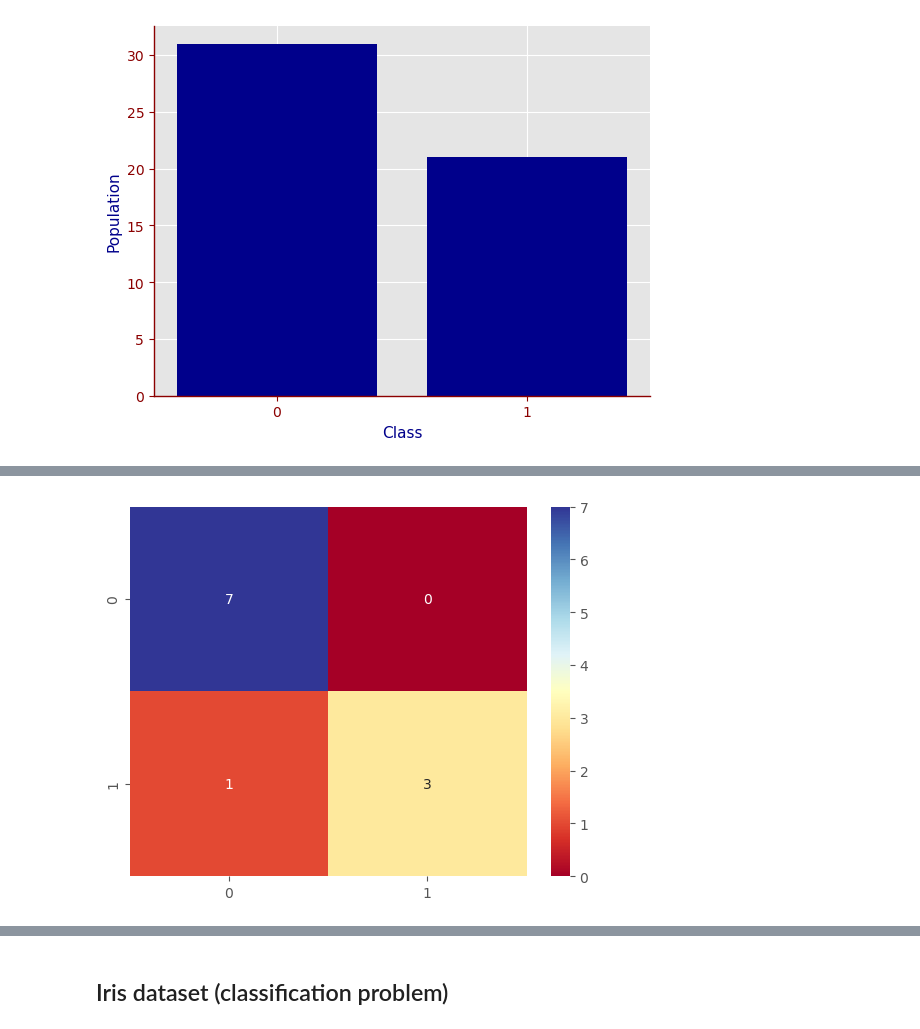
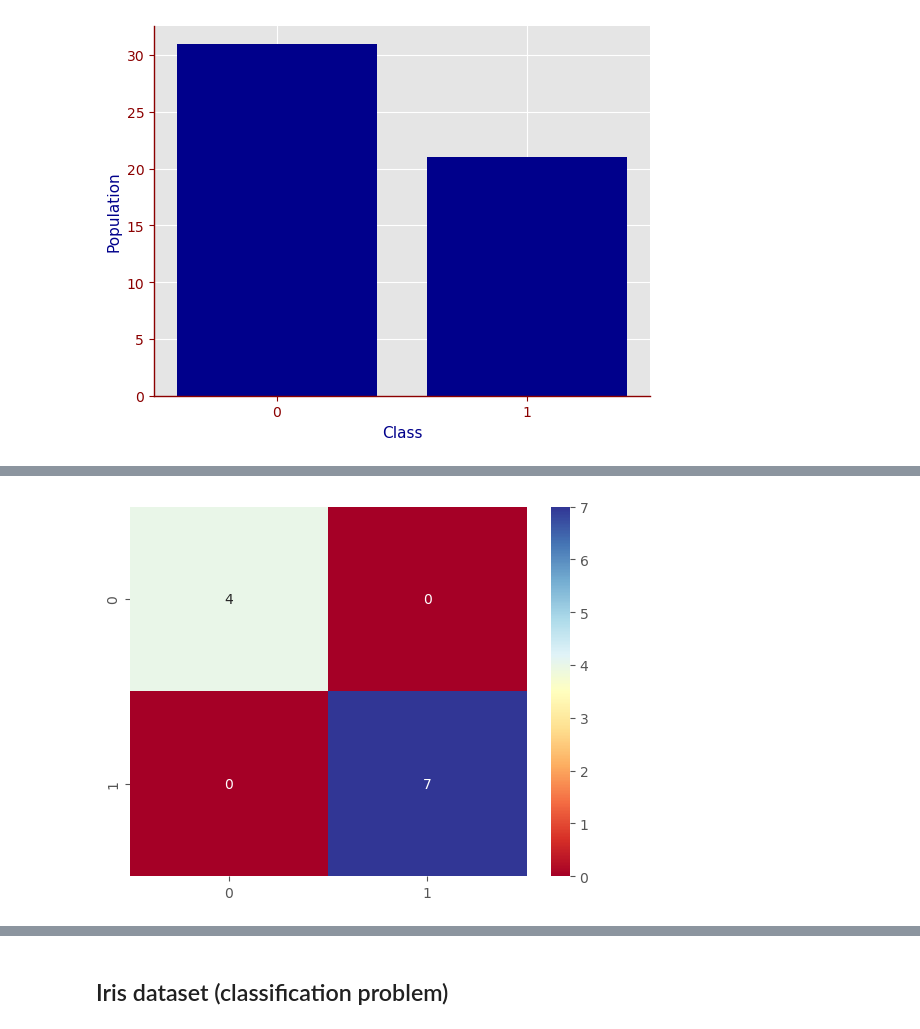
Before and after one commit to thaiduongngo/sunrise-notebooks, a Jupyter notebook: notebooks/ml_ensemble.ipynb, the cells around one changed output, grey strips where cells are left out. Drawn from its saved outputs; the diff is of its cells as text; code cells hidden in the pictures.

```diff
--- a/notebooks/ml_ensemble.ipynb
+++ b/notebooks/ml_ensemble.ipynb
@@ -43,3 +211,5 @@ dataset[:TOP_K]
 # %%
-X = np.array(dataset.drop(columns=["Defect"], axis=1))
-y = np.array(dataset["Defect"])
+X_df = dataset.drop(columns=["Defect"], axis=1)
+y_df = dataset["Defect"]
+X = np.array(X_df)
+y = np.array(y_df)
@@ -195,5 +235,4 @@ X_train, X_test, y_train, y_test = train_test_split(
     y,
     test_size=TEST_RATIO,
     random_state=N_SEED,
-    stratify=y,
 )
@@ -202,5 +243,6 @@ X_train, X_test, y_train, y_test = train_test_split(
 # %%
 model_RFC = RandomForestClassifier(
+    n_estimators=150,
     random_state=N_SEED,
     n_jobs=N_JOBS,
     verbose=VERBOSE,
@@ -212,6 +273,4 @@ model_RFC = RandomForestClassifier(
 # %%
-y_pred_RFC = model_RFC.predict(X_test)
-y_prob_RFC = model_RFC.predict_proba(X_test) * 100
 cm_RFC = metrics.confusion_matrix(y_true=y_test, y_pred=y_pred_RFC)
-sns.heatmap(cm_RFC, annot=True, cmap=COLOR_MAP, fmt=".0f");
+sns.heatmap(cm_RFC, annot=True, cmap=COLOR_MAP, fmt=".0f", vmin=0);
 # %% [output]
@@ -224,4 +277,4 @@ sns.heatmap(cm_RFC, annot=True, cmap=COLOR_MAP, fmt=".0f");
-[figure, old version]
+[figure, new version]
 # %%
 fpr_RFC, tpr_RFC, _ = metrics.roc_curve(y_test, y_prob_RFC[:, 1])
 roc_auc_RFC = metrics.auc(fpr_RFC, tpr_RFC)
```
Also changed, not shown: parts of 102 cells of this notebook, 2 other files.
